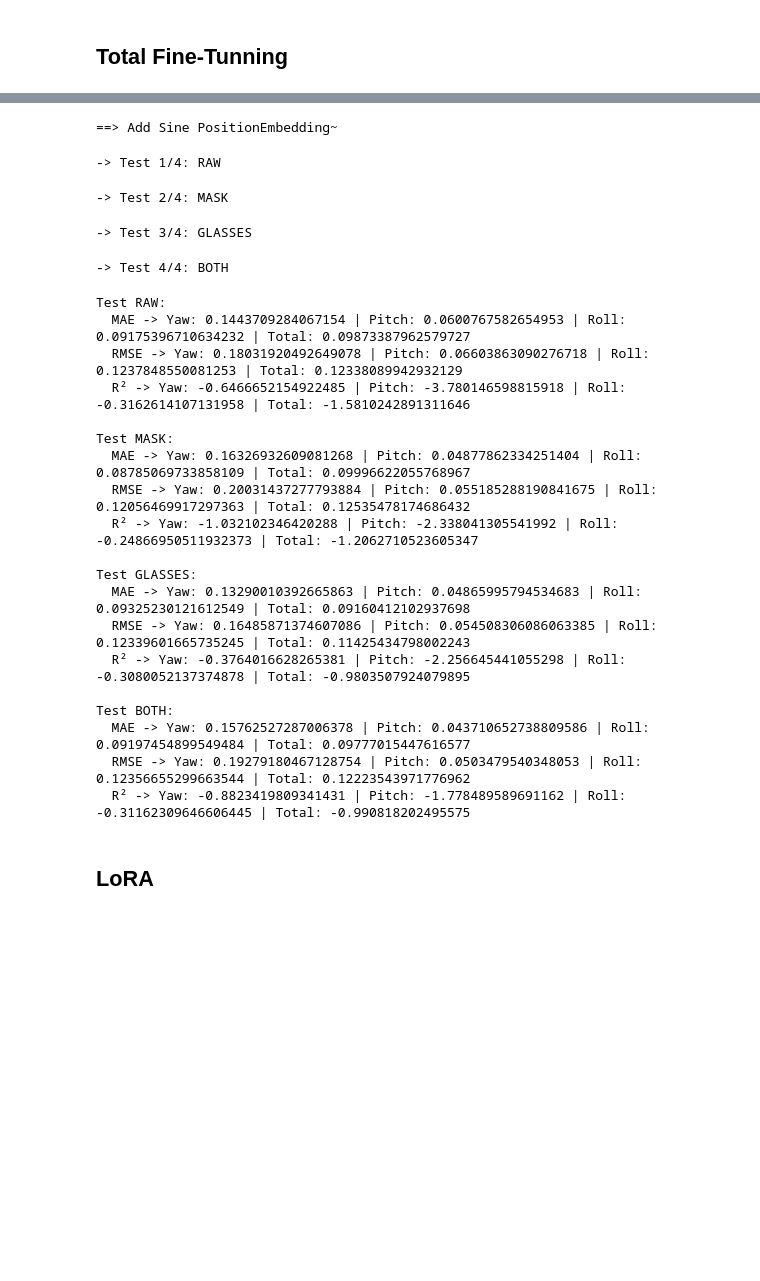
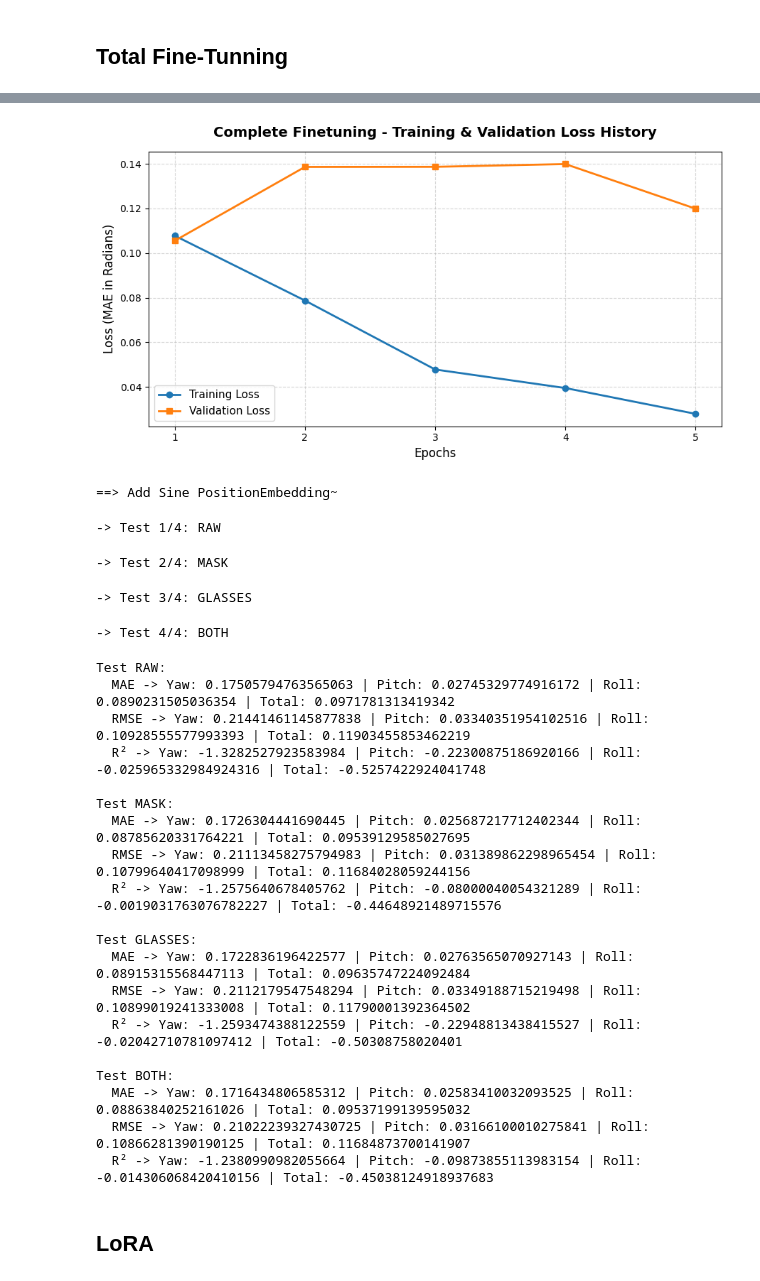
Before and after one commit to enricbaixauli/CV2_final_project, a Jupyter notebook: main.ipynb, the cells around one changed output, grey strips where cells are left out. Saved outputs shown, nothing was run; the diff lists cells and outputs as text; code cells hidden in the pictures; blank space fills up the shorter version.

```diff
--- a/main.ipynb
+++ b/main.ipynb
@@ -202,10 +202,10 @@ scheduler = optim.lr_scheduler.ReduceLROnPlateau(optimizer, mode='min', patience
 epochs = 5
 best_val_loss = float('inf')
 # %%
-train_losses = []
-val_losses = []
 def train_model(epochs=epochs, model=model, name = "base", train_loader=train_loader, val_loader=val_loader, criterion=criterion, optimizer=optimizer, scheduler=scheduler, device=device):
     global best_val_loss
+    train_losses = []
+    val_losses = []
     for epoch in range(epochs):
         start_time = time.time()
 
@@ -274,6 +274,7 @@ def train_model(epochs=epochs, model=model, name = "base", train_loader=train_lo
             print("Best model updated")
         else:
             print("\n")
+    return train_losses, val_losses
 # %%
-train_model(name="Complete", epochs=epochs, model=model, optimizer=optimizer, scheduler=scheduler)
+l_trainC,l_valC = train_model(name="Complete", epochs=epochs, model=model, optimizer=optimizer, scheduler=scheduler)
 # %% [output]
@@ -291,29 +292,33 @@ KeyboardInterrupt:
+# %%
+utils.plot_training_history(l_trainC, l_valC, model_name="Complete Finetuning")
+# %% [output]
+[figure, added]
 # %%
 sys.path.append("./models")
 
 from token_hpe import TokenHPE
 
-model = TokenHPE(depth=3)
+model_C = TokenHPE(depth=3)
 checkpoint_path = "./weights/TokenHPE_Finetuned_Complete.pth"
 checkpoint = torch.load(checkpoint_path, map_location="cpu")
 
 state_dict = checkpoint.get("model_state_dict", checkpoint)
-model.load_state_dict(state_dict, strict=True)
+model_C.load_state_dict(state_dict, strict=True)
 
-model = model.to(device)
-model.eval()
+model_C = model_C.to(device)
+model_C.eval()
 
 print("\n-> Test 1/4: RAW")
-mae_r, rmse_r, r2_r = utils.evaluate_metrics(model, raw_loader, device)
+mae_r, rmse_r, r2_r = utils.evaluate_metrics(model_C, raw_loader, device)
 
 print("\n-> Test 2/4: MASK")
-mae_m, rmse_m, r2_m = utils.evaluate_metrics(model, mask_loader, device)
+mae_m, rmse_m, r2_m = utils.evaluate_metrics(model_C, mask_loader, device)
 
 print("\n-> Test 3/4: GLASSES")
-mae_g, rmse_g, r2_g = utils.evaluate_metrics(model, glasses_loader, device)
+mae_g, rmse_g, r2_g = utils.evaluate_metrics(model_C, glasses_loader, device)
 
 print("\n-> Test 4/4: BOTH")
-mae_b, rmse_b, r2_b = utils.evaluate_metrics(model, both_loader, device)
+mae_b, rmse_b, r2_b = utils.evaluate_metrics(model_C, both_loader, device)
 
 def print_results(test_name, mae, rmse, r2):
     print(f"\n{test_name}")
@@ -332,24 +337,24 @@ print_results("Test BOTH:", mae_b, rmse_b, r2_b)
 -> Test 3/4: GLASSES
 -> Test 4/4: BOTH
 Test RAW:
-  MAE -> Yaw: 0.1443709284067154 | Pitch: 0.0600767582654953 | Roll: 0.09175396710634232 | Total: 0.09873387962579727
-  RMSE -> Yaw: 0.18031920492649078 | Pitch: 0.06603863090276718 | Roll: 0.1237848550081253 | Total: 0.12338089942932129
-  R² -> Yaw: -0.6466652154922485 | Pitch: -3.780146598815918 | Roll: -0.3162614107131958 | Total: -1.5810242891311646
+  MAE -> Yaw: 0.17505794763565063 | Pitch: 0.02745329774916172 | Roll: 0.0890231505036354 | Total: 0.0971781313419342
+  RMSE -> Yaw: 0.21441461145877838 | Pitch: 0.03340351954102516 | Roll: 0.10928555577993393 | Total: 0.11903455853462219
+  R² -> Yaw: -1.3282527923583984 | Pitch: -0.22300875186920166 | Roll: -0.025965332984924316 | Total: -0.5257422924041748
 
 Test MASK:
-  MAE -> Yaw: 0.16326932609081268 | Pitch: 0.04877862334251404 | Roll: 0.08785069733858109 | Total: 0.09996622055768967
-  RMSE -> Yaw: 0.20031437277793884 | Pitch: 0.055185288190841675 | Roll: 0.12056469917297363 | Total: 0.12535478174686432
-  R² -> Yaw: -1.032102346420288 | Pitch: -2.338041305541992 | Roll: -0.24866950511932373 | Total: -1.2062710523605347
+  MAE -> Yaw: 0.1726304441690445 | Pitch: 0.025687217712402344 | Roll: 0.08785620331764221 | Total: 0.09539129585027695
+  RMSE -> Yaw: 0.21113458275794983 | Pitch: 0.031389862298965454 | Roll: 0.10799640417098999 | Total: 0.11684028059244156
+  R² -> Yaw: -1.2575640678405762 | Pitch: -0.08000040054321289 | Roll: -0.0019031763076782227 | Total: -0.44648921489715576
 
 Test GLASSES:
-  MAE -> Yaw: 0.13290010392665863 | Pitch: 0.04865995794534683 | Roll: 0.09325230121612549 | Total: 0.09160412102937698
-  RMSE -> Yaw: 0.16485871374607086 | Pitch: 0.054508306086063385 | Roll: 0.12339601665735245 | Total: 0.11425434798002243
-  R² -> Yaw: -0.3764016628265381 | Pitch: -2.256645441055298 | Roll: -0.3080052137374878 | Total: -0.9803507924079895
+  MAE -> Yaw: 0.1722836196422577 | Pitch: 0.02763565070927143 | Roll: 0.08915315568447113 | Total: 0.09635747224092484
+  RMSE -> Yaw: 0.2112179547548294 | Pitch: 0.03349188715219498 | Roll: 0.10899019241333008 | Total: 0.11790001392364502
+  R² -> Yaw: -1.2593474388122559 | Pitch: -0.22948813438415527 | Roll: -0.02042710781097412 | Total: -0.50308758020401
 
 Test BOTH:
-  MAE -> Yaw: 0.15762527287006378 | Pitch: 0.043710652738809586 | Roll: 0.09197454899549484 | Total: 0.09777015447616577
-  RMSE -> Yaw: 0.19279180467128754 | Pitch: 0.0503479540348053 | Roll: 0.12356655299663544 | Total: 0.12223543971776962
-  R² -> Yaw: -0.8823419809341431 | Pitch: -1.778489589691162 | Roll: -0.31162309646606445 | Total: -0.990818202495575
+  MAE -> Yaw: 0.1716434806585312 | Pitch: 0.02583410032093525 | Roll: 0.08863840252161026 | Total: 0.09537199139595032
+  RMSE -> Yaw: 0.21022239327430725 | Pitch: 0.03166100010275841 | Roll: 0.10866281390190125 | Total: 0.11684873700141907
+  R² -> Yaw: -1.2380990982055664 | Pitch: -0.09873855113983154 | Roll: -0.014306068420410156 | Total: -0.45038124918937683
 # %% [markdown]
 ## LoRA
 # %%
```
Also changed, not shown: parts of 7 cells of this notebook, 18 other files.
